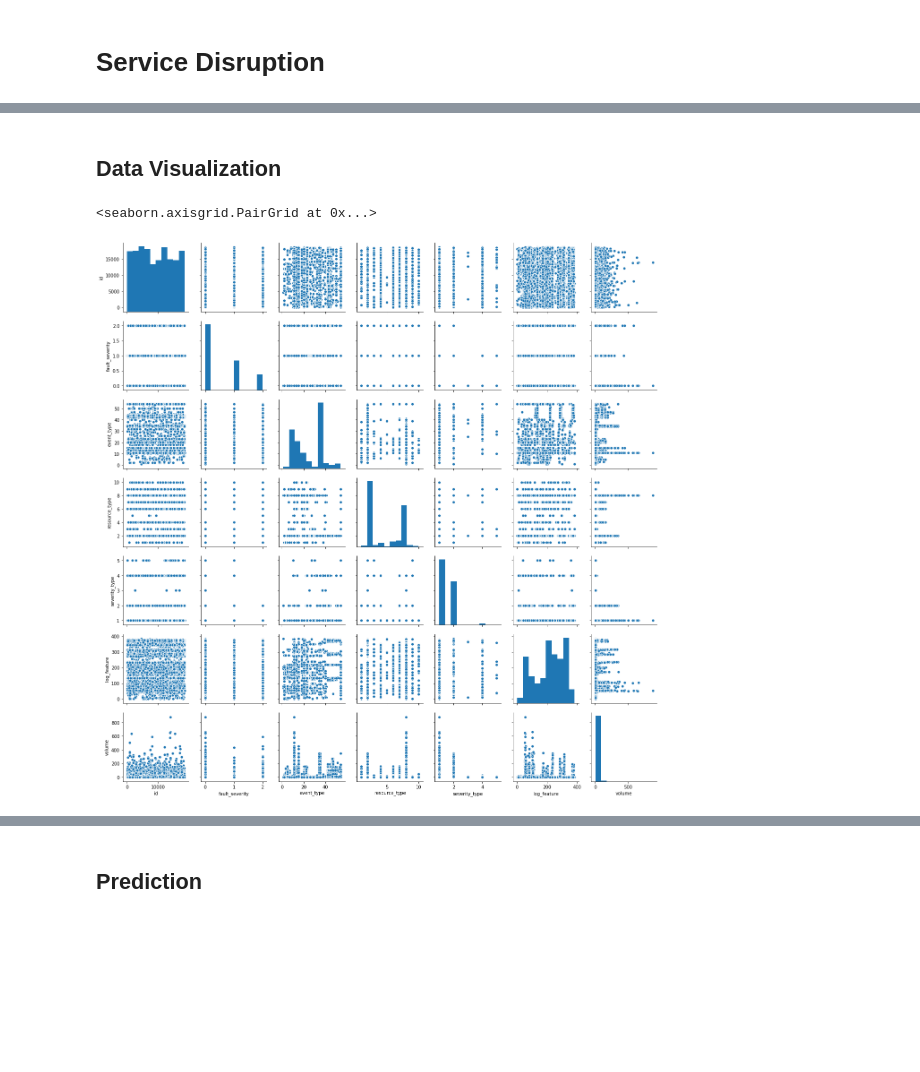
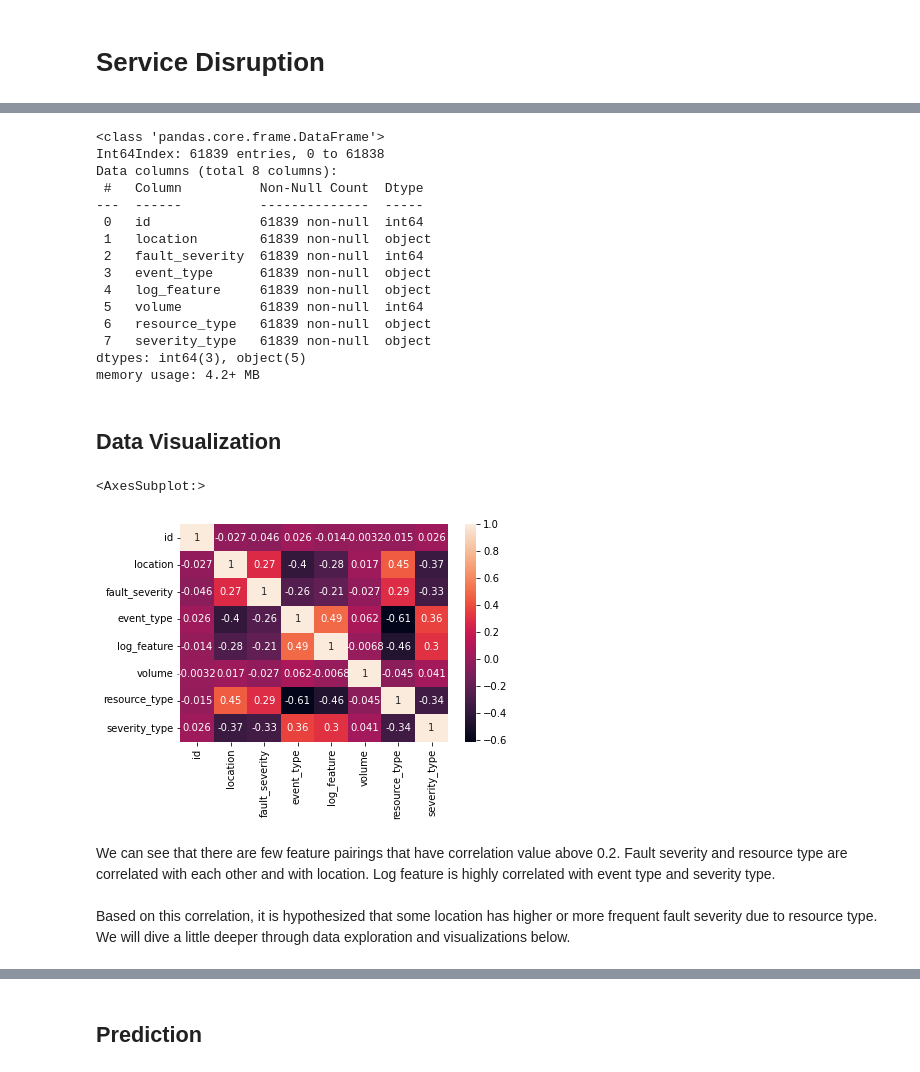
Before and after one commit to kvan493/Service_disruption_Project, a Jupyter notebook: Service_disruption.ipynb, the cells around one changed output, grey strips where cells are left out. Cells and saved outputs as stored; diff of their text form; code cells hidden in the pictures; blank space fills up the shorter version.

```diff
--- a/Service_disruption.ipynb
+++ b/Service_disruption.ipynb
@@ -404,0 +154,19 @@ df = train.merge(m3, on = 'id')
+# %%
+#Getting the info of merged dataframe
+df.info()
+# %% [output]
+<class 'pandas.core.frame.DataFrame'>
+Int64Index: 61839 entries, 0 to 61838
+Data columns (total 8 columns):
+ #   Column          Non-Null Count  Dtype
+---  ------          --------------  -----
+ 0   id              61839 non-null  int64
+ 1   location        61839 non-null  object
+ 2   fault_severity  61839 non-null  int64
+ 3   event_type      61839 non-null  object
+ 4   log_feature     61839 non-null  object
+ 5   volume          61839 non-null  int64
+ 6   resource_type   61839 non-null  object
+ 7   severity_type   61839 non-null  object
+dtypes: int64(3), object(5)
+memory usage: 4.2+ MB
@@ -405,7 +187,11 @@ df = train.merge(m3, on = 'id')
 # %% [markdown]
 ## Data Visualization
-# %%
-sns.pairplot(df)
-# %% [output]
-<seaborn.axisgrid.PairGrid at 0x...>
-[figure, removed]
+# %%
+#Viewing correlation heat map
+sns.heatmap(df.corr(), annot = True)
+# %% [output]
+<AxesSubplot:>
+[figure, added]
+# %% [markdown]
+We can see that there are few feature pairings that have correlation value above 0.2. Fault severity and resource type are correlated with each other and with location. Log feature is highly correlated with event type and severity type. <br><br>
+Based on this correlation, it is hypothesized that some location has higher or more frequent fault severity due to resource type. We will dive a little deeper through data exploration and visualizations below.
```
Also changed, not shown: parts of 82 cells of this notebook.
